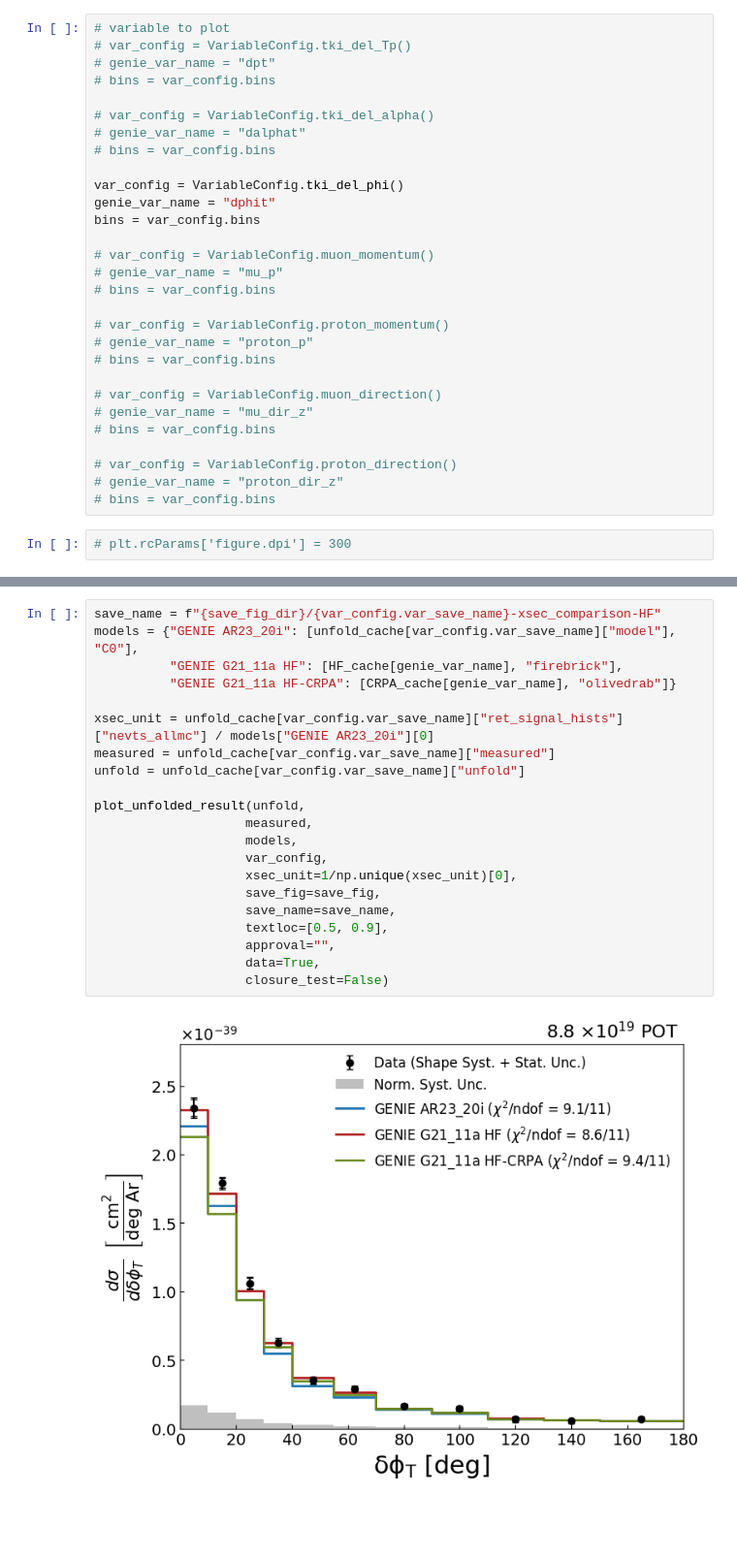
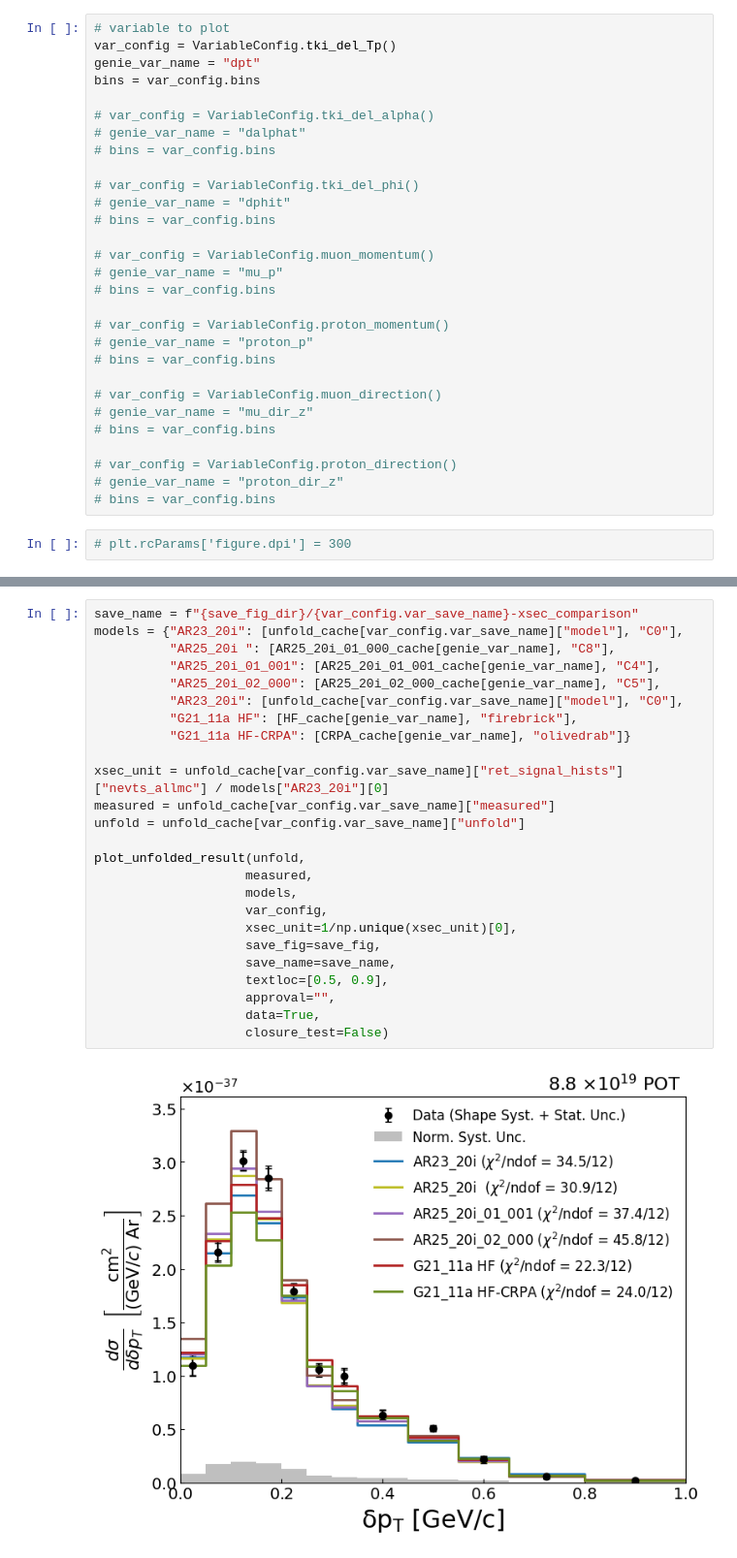
Before and after one commit to wjdanswjddl/cafpyana, a Jupyter notebook: analysis_village/numucc_1p0pi/notebooks/generator_comparison.ipynb, the cells around one changed output, grey strips where cells are left out. Shown at 97% size. Saved outputs shown, nothing was run; the diff lists cells and outputs as text; blank space fills up the shorter version.

```diff
--- a/analysis_village/numucc_1p0pi/notebooks/generator_comparison.ipynb
+++ b/analysis_village/numucc_1p0pi/notebooks/generator_comparison.ipynb
@@ -352,16 +387,16 @@ for var_config in [
 # %%
 # variable to plot
-# var_config = VariableConfig.tki_del_Tp()
-# genie_var_name = "dpt"
-# bins = var_config.bins
+var_config = VariableConfig.tki_del_Tp()
+genie_var_name = "dpt"
+bins = var_config.bins
 
 # var_config = VariableConfig.tki_del_alpha()
 # genie_var_name = "dalphat"
 # bins = var_config.bins
 
-var_config = VariableConfig.tki_del_phi()
-genie_var_name = "dphit"
-bins = var_config.bins
+# var_config = VariableConfig.tki_del_phi()
+# genie_var_name = "dphit"
+# bins = var_config.bins
 
 # var_config = VariableConfig.muon_momentum()
 # genie_var_name = "mu_p"
@@ -438,23 +477,27 @@ plot_unfolded_result(unfold,
 # %%
-save_name = f"{save_fig_dir}/{var_config.var_save_name}-xsec_comparison-HF"
-models = {"GENIE AR23_20i": [unfold_cache[var_config.var_save_name]["model"], "C0"],
-          "GENIE G21_11a HF": [HF_cache[genie_var_name], "firebrick"],
-          "GENIE G21_11a HF-CRPA": [CRPA_cache[genie_var_name], "olivedrab"]}
+save_name = f"{save_fig_dir}/{var_config.var_save_name}-xsec_comparison"
+models = {"AR23_20i": [unfold_cache[var_config.var_save_name]["model"], "C0"],
+          "AR25_20i ": [AR25_20i_01_000_cache[genie_var_name], "C8"],
+          "AR25_20i_01_001": [AR25_20i_01_001_cache[genie_var_name], "C4"],
+          "AR25_20i_02_000": [AR25_20i_02_000_cache[genie_var_name], "C5"],
+          "AR23_20i": [unfold_cache[var_config.var_save_name]["model"], "C0"],
+          "G21_11a HF": [HF_cache[genie_var_name], "firebrick"],
+          "G21_11a HF-CRPA": [CRPA_cache[genie_var_name], "olivedrab"]}
 
-xsec_unit = unfold_cache[var_config.var_save_name]["ret_signal_hists"]["nevts_allmc"] / models["GENIE AR23_20i"][0]
+xsec_unit = unfold_cache[var_config.var_save_name]["ret_signal_hists"]["nevts_allmc"] / models["AR23_20i"][0]
 measured = unfold_cache[var_config.var_save_name]["measured"]
 unfold = unfold_cache[var_config.var_save_name]["unfold"]
 
 plot_unfolded_result(unfold,
                     measured,
                     models,
                     var_config,
                     xsec_unit=1/np.unique(xsec_unit)[0],
                     save_fig=save_fig,
                     save_name=save_name,
                     textloc=[0.5, 0.9],
                     approval="",
                     data=True,
                     closure_test=False)
 # %% [output]
-[figure, old version]
+[figure, new version]
```
Also changed, not shown: parts of 14 cells of this notebook, 5 other files.
